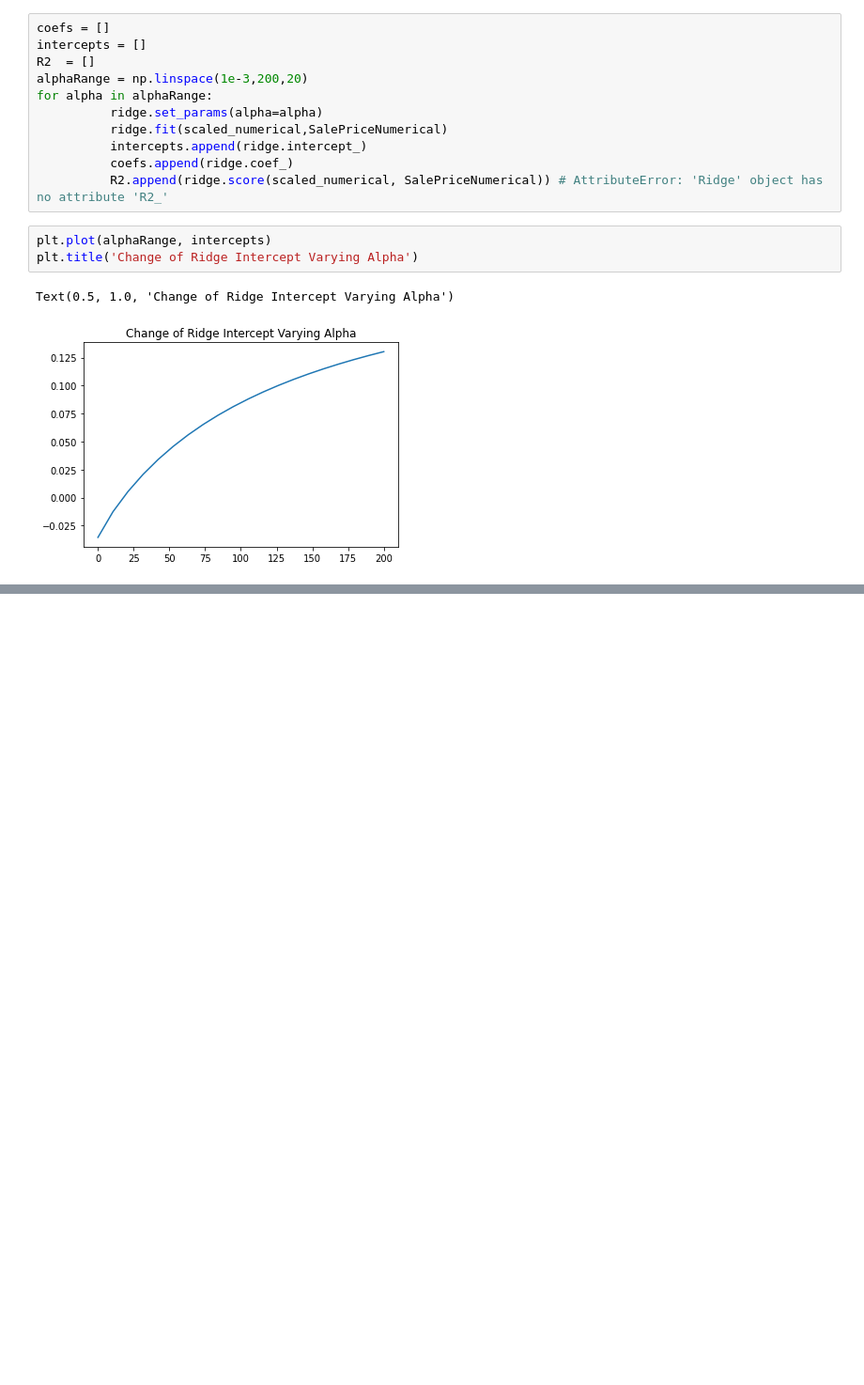
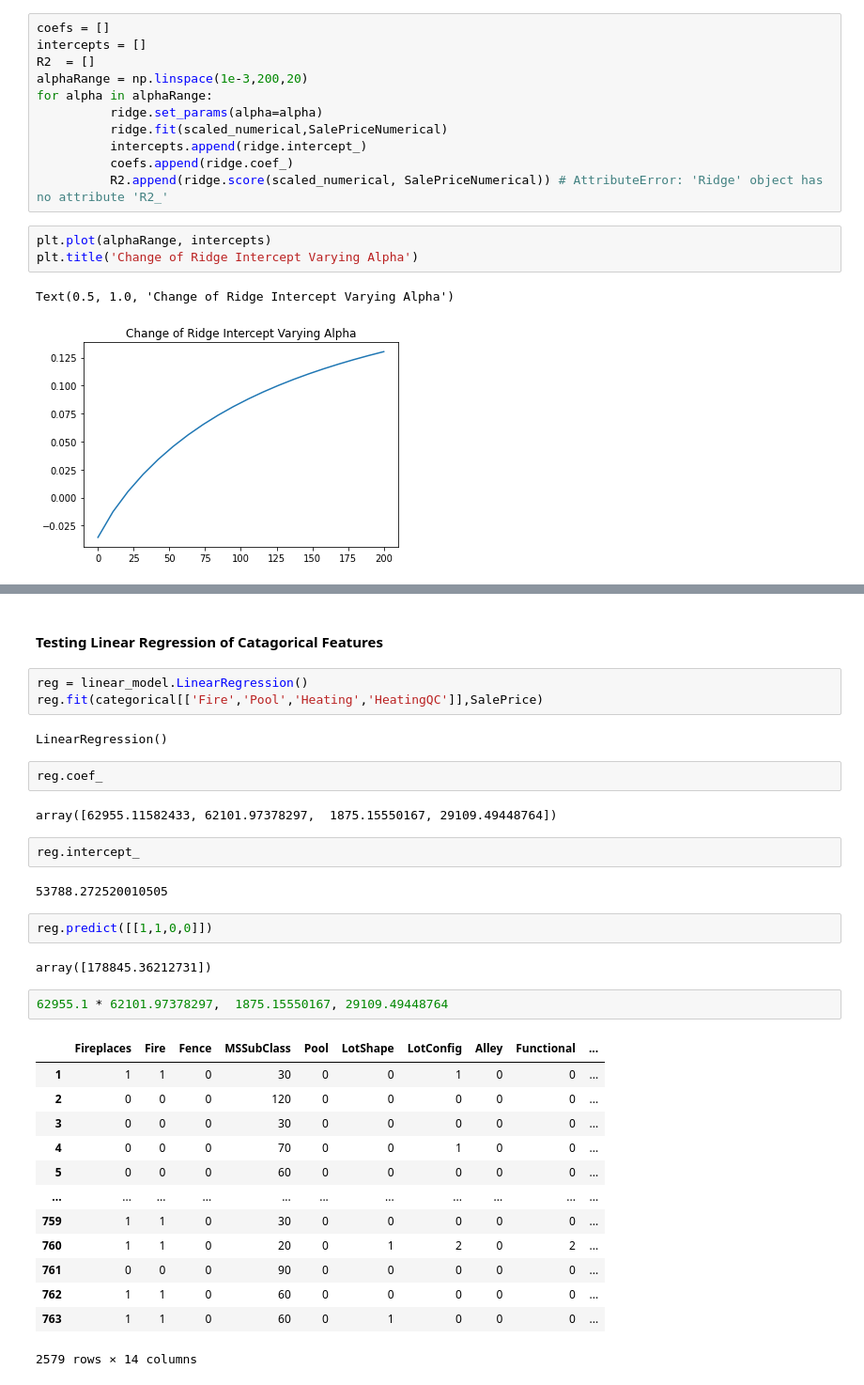
Before and after one commit to dnie44/nycdatascience_ML_project, a Jupyter notebook: tony/cleaning_and_eda.ipynb, the cells around one changed output, grey strips where cells are left out. Shown at 94% size. Drawn from its saved outputs; the diff is of its cells as text; blank space fills up the shorter version.

Commit message:
More eda, testing different ML methods

```diff
--- a/tony/cleaning_and_eda.ipynb
+++ b/tony/cleaning_and_eda.ipynb
@@ -306,0 +407,35 @@ Text(0.5, 1.0, 'Change of Ridge Intercept Varying Alpha')
+# %% [markdown]
+<h4><b>Testing Linear Regression of Catagorical Features</b></h4>
+# %%
+reg = linear_model.LinearRegression()
+reg.fit(categorical[['Fire','Pool','Heating','HeatingQC']],SalePrice)
+# %% [output]
+LinearRegression()
+# %%
+reg.coef_
+# %% [output]
+array([62955.11582433, 62101.97378297,  1875.15550167, 29109.49448764])
+# %%
+reg.intercept_
+# %% [output]
+53788.272520010505
+# %%
+reg.predict([[1,1,0,0]])
+# %% [output]
+array([178845.36212731])
+# %%
+62955.1 * 62101.97378297,  1875.15550167, 29109.49448764
+# %% [output]
+|  | Fireplaces | Fire | Fence | MSSubClass | Pool | LotShape | LotConfig | Alley | Functional | ... |
+| 1 | 1 | 1 | 0 | 30 | 0 | 0 | 1 | 0 | 0 | ... |
+| 2 | 0 | 0 | 0 | 120 | 0 | 0 | 0 | 0 | 0 | ... |
+| 3 | 0 | 0 | 0 | 30 | 0 | 0 | 0 | 0 | 0 | ... |
+| 4 | 0 | 0 | 0 | 70 | 0 | 0 | 1 | 0 | 0 | ... |
+| 5 | 0 | 0 | 0 | 60 | 0 | 0 | 0 | 0 | 0 | ... |
+| ... | ... | ... | ... | ... | ... | ... | ... | ... | ... | ... |
+| 759 | 1 | 1 | 0 | 30 | 0 | 0 | 0 | 0 | 0 | ... |
+| 760 | 1 | 1 | 0 | 20 | 0 | 1 | 2 | 0 | 2 | ... |
+| 761 | 0 | 0 | 0 | 90 | 0 | 0 | 0 | 0 | 0 | ... |
+| 762 | 1 | 1 | 0 | 60 | 0 | 0 | 0 | 0 | 0 | ... |
+| 763 | 1 | 1 | 0 | 60 | 0 | 1 | 0 | 0 | 0 | ... |
+2579 rows × 14 columns
```
Also changed, not shown: parts of 15 cells of this notebook.
